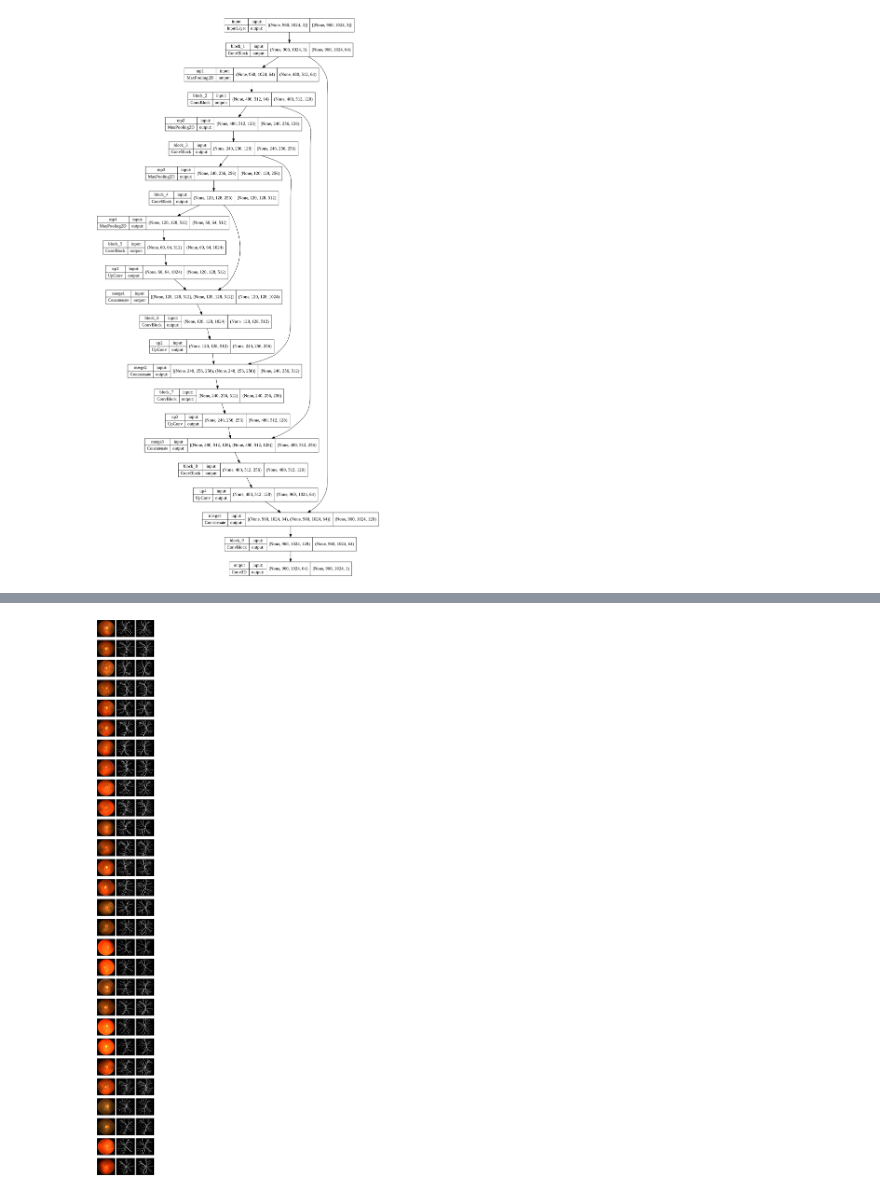
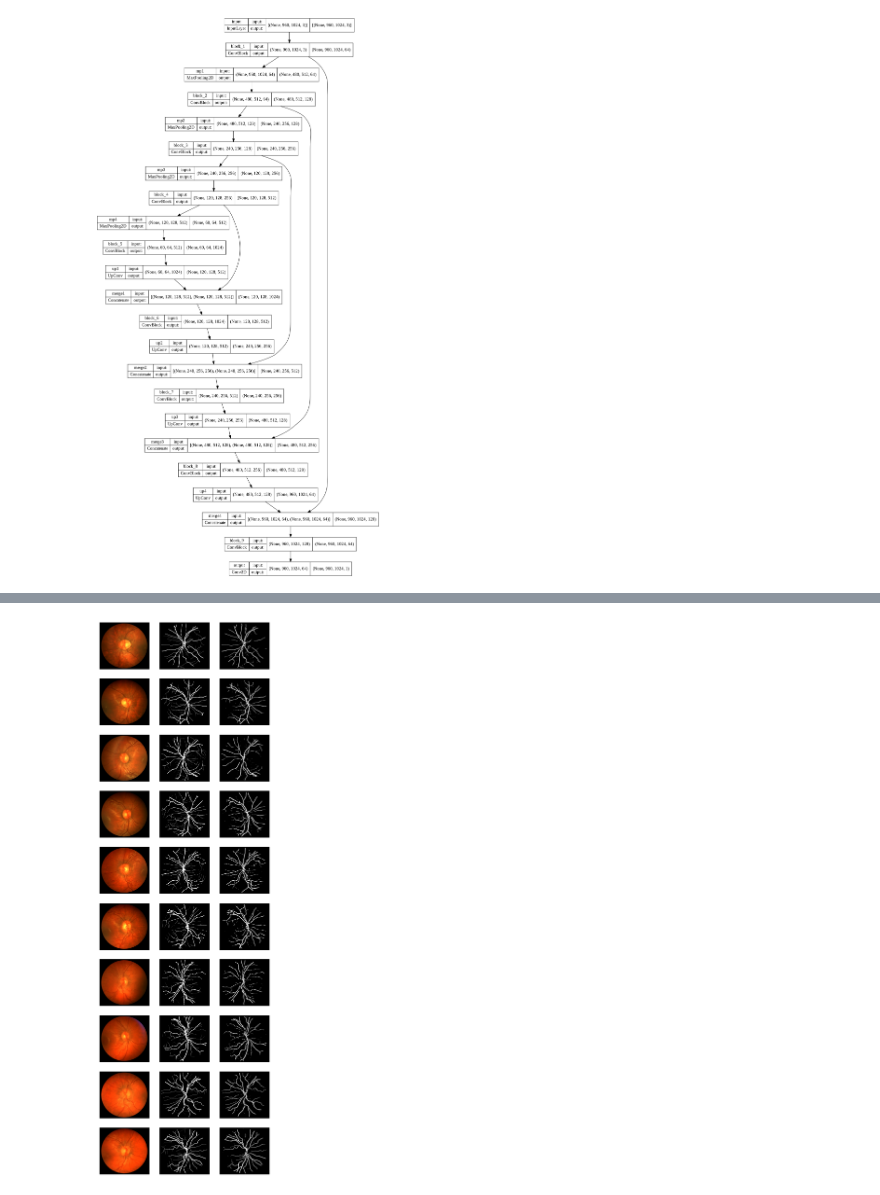
Before and after one commit to lee1221ee/deep-learning-examples, a Jupyter notebook: unet_retinal_image_segmentation.ipynb, the cells around one changed output, grey strips where cells are left out. Drawn from its saved outputs; the diff is of its cells as text; code cells hidden in the pictures.

```diff
--- a/unet_retinal_image_segmentation.ipynb
+++ b/unet_retinal_image_segmentation.ipynb
@@ -62,8 +62,8 @@ class ConvBlock(tf.keras.Model):
         super(ConvBlock, self).__init__(name=name)
         filters1, filters2 = filters
 
-        self.conv1 = tf.keras.layers.Conv2D(filters1, 3, kernel_initializer='he_normal', padding='same', name='conv1')
-        self.conv2 = tf.keras.layers.Conv2D(filters2, 3, kernel_initializer='he_normal', padding='same', name='conv2')
+        self.conv1 = tf.keras.layers.Conv2D(filters1, 3, padding='same', name='conv1')
+        self.conv2 = tf.keras.layers.Conv2D(filters2, 3, padding='same', name='conv2')
 
     def call(self, input_tensor):
         x = self.conv1(input_tensor)
@@ -79,7 +79,7 @@ class UpConv(tf.keras.Model):
         super(UpConv, self).__init__(name=name)
 
         self.up = tf.keras.layers.UpSampling2D((2, 2), name='up')
-        self.up_conv = tf.keras.layers.Conv2D(filter, 2, kernel_initializer='he_normal', padding='same', name='up_conv')
+        self.up_conv = tf.keras.layers.Conv2D(filter, 2, padding='same', name='up_conv')
 
     def call(self, input_tensor):
         x = self.up(input_tensor)
@@ -170,19 +170,17 @@ Epoch 30/30
 <keras.callbacks.History at 0x...>
 # %%
-predictions = model.predict(images, batch_size=1)
+predictions = model.predict(images[:10], batch_size=1)
 predictions = np.where(predictions > 0.5, 1, 0)
 # %%
-fig, axs = plt.subplots(28, 3, figsize=(6, 56))
+fig, axs = plt.subplots(10, 3, figsize=(6, 20), dpi=150)
 for i, (image, label, prediction) in enumerate(zip(images, labels, predictions)):
     axs[i, 0].imshow(image)
     axs[i, 0].set_axis_off()
 
     axs[i, 1].imshow(label.squeeze(), cmap='gray')
     axs[i, 1].set_axis_off()
 
     axs[i, 2].imshow(prediction.squeeze(), cmap='gray')
     axs[i, 2].set_axis_off()
-
-plt.tight_layout()
 # %% [output]
-[figure, old version]
+[figure, new version]
```
Also changed, not shown: parts of 2 cells of this notebook.
